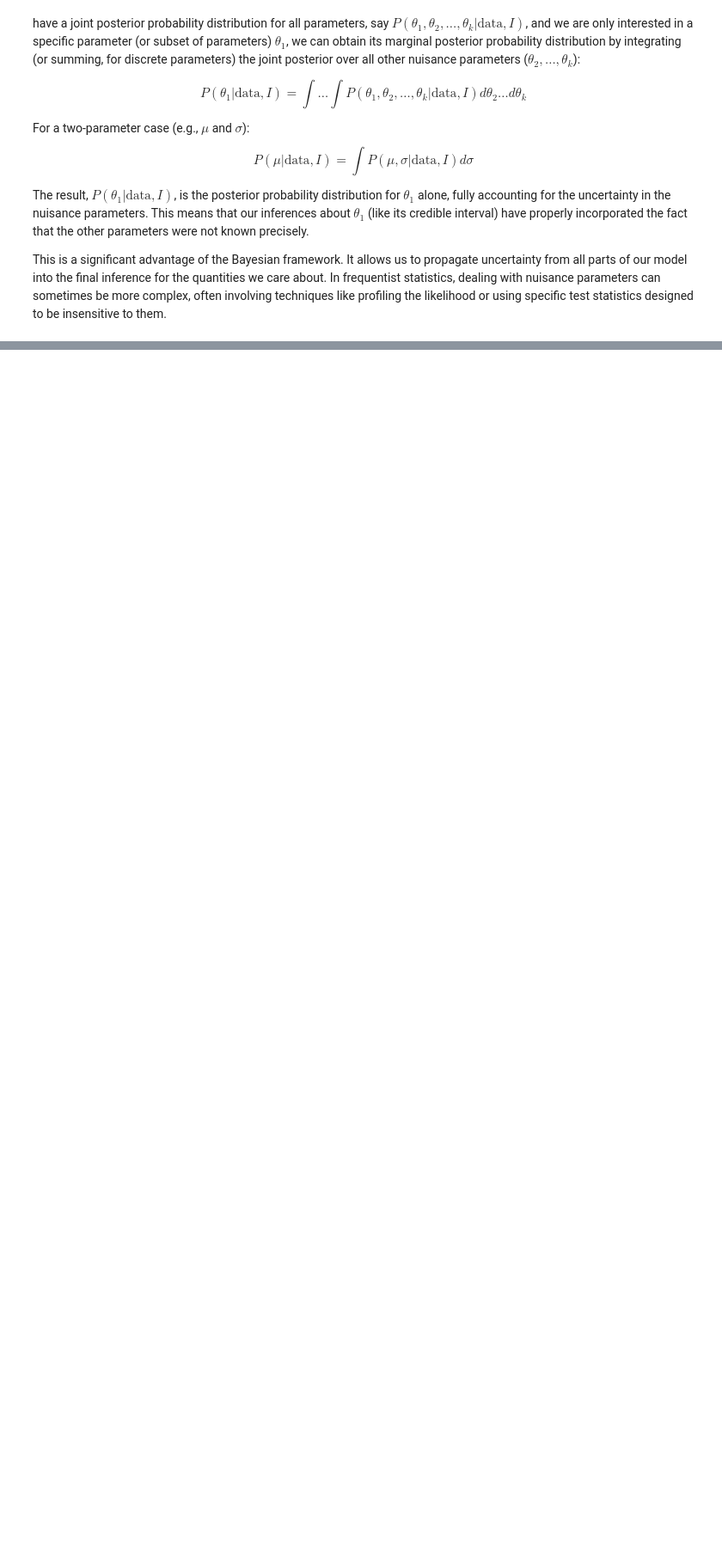
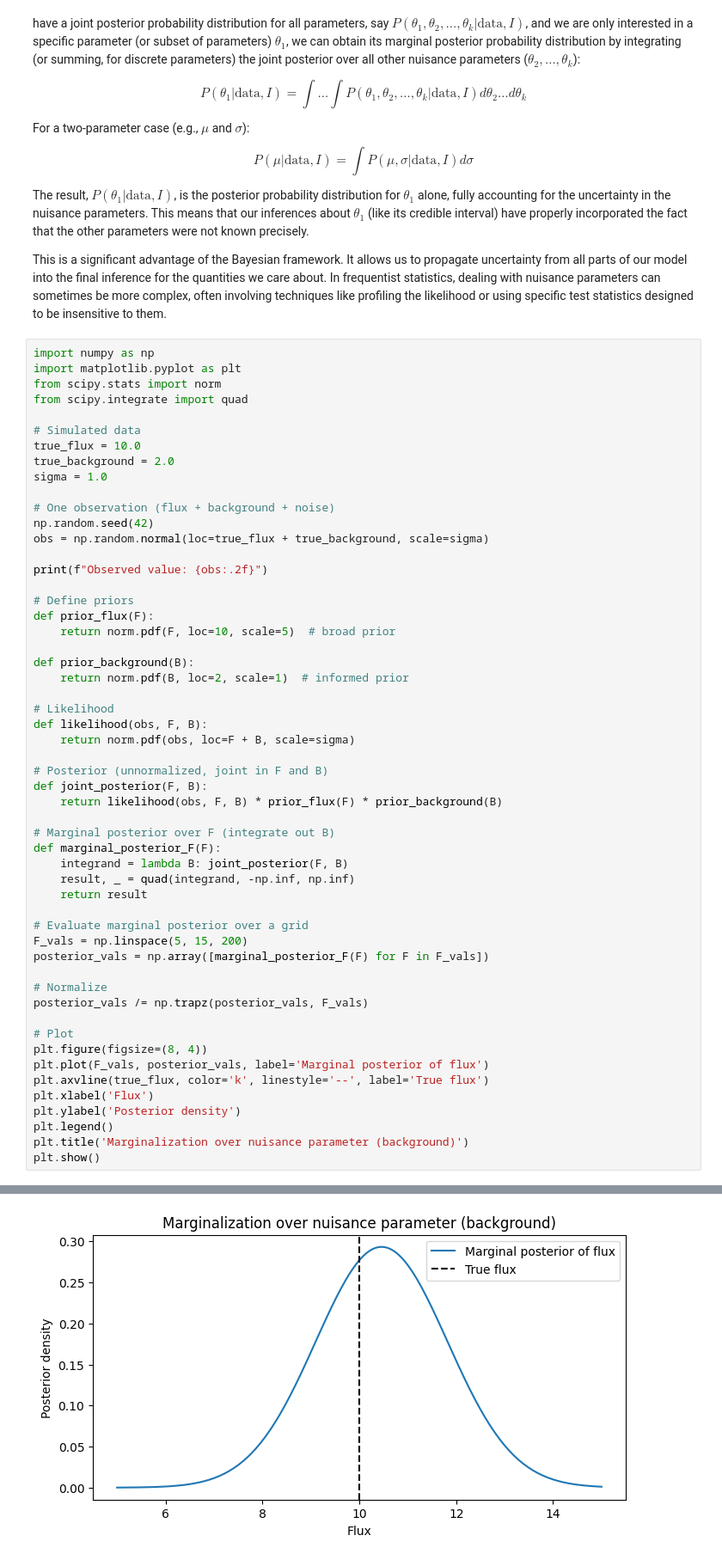
Before and after one commit to astrostatistics-in-crete/2025_summer_school, a Jupyter notebook: 06_Bayesian/Bayesian_1_answerkey.ipynb, the cells around one changed output, grey strips where cells are left out. Shown: that part at 86% size. Saved outputs shown, nothing was run; the diff lists cells and outputs as text; blank space fills up the shorter version.

```diff
--- a/06_Bayesian/Bayesian_1_answerkey.ipynb
+++ b/06_Bayesian/Bayesian_1_answerkey.ipynb
@@ -653,3 +497,58 @@ $$ P(\mu | \text{data}, I) = \int P(\mu, \sigma | \text{data}, I) d\sigma $$
 The result, $P(\theta_1 | \text{data}, I)$, is the posterior probability distribution for $\theta_1$ alone, fully accounting for the uncertainty in the nuisance parameters. This means that our inferences about $\theta_1$ (like its credible interval) have properly incorporated the fact that the other parameters were not known precisely.
 
 This is a significant advantage of the Bayesian framework. It allows us to propagate uncertainty from all parts of our model into the final inference for the quantities we care about. In frequentist statistics, dealing with nuisance parameters can sometimes be more complex, often involving techniques like profiling the likelihood or using specific test statistics designed to be insensitive to them.
+# %%
+import numpy as np
+import matplotlib.pyplot as plt
+from scipy.stats import norm
+from scipy.integrate import quad
+
+# Simulated data
+true_flux = 10.0
+true_background = 2.0
+sigma = 1.0
+
+# One observation (flux + background + noise)
+np.random.seed(42)
+obs = np.random.normal(loc=true_flux + true_background, scale=sigma)
+
+print(f"Observed value: {obs:.2f}")
+
+# Define priors
+def prior_flux(F):
+    return norm.pdf(F, loc=10, scale=5)  # broad prior
+
+def prior_background(B):
+    return norm.pdf(B, loc=2, scale=1)  # informed prior
+
+# Likelihood
+def likelihood(obs, F, B):
+    return norm.pdf(obs, loc=F + B, scale=sigma)
+
+# Posterior (unnormalized, joint in F and B)
+def joint_posterior(F, B):
+    return likelihood(obs, F, B) * prior_flux(F) * prior_background(B)
+
+# Marginal posterior over F (integrate out B)
+def marginal_posterior_F(F):
+    integrand = lambda B: joint_posterior(F, B)
+    result, _ = quad(integrand, -np.inf, np.inf)
+    return result
+
+# Evaluate marginal posterior over a grid
+F_vals = np.linspace(5, 15, 200)
+posterior_vals = np.array([marginal_posterior_F(F) for F in F_vals])
+
+# Normalize
+posterior_vals /= np.trapz(posterior_vals, F_vals)
+
+# Plot
+plt.figure(figsize=(8, 4))
+plt.plot(F_vals, posterior_vals, label='Marginal posterior of flux')
+plt.axvline(true_flux, color='k', linestyle='--', label='True flux')
+plt.xlabel('Flux')
+plt.ylabel('Posterior density')
+plt.legend()
+plt.title('Marginalization over nuisance parameter (background)')
+plt.show()
+# %% [output]
@@ -655,0 +556 @@ This is a significant advantage of the Bayesian framework. It allows us to propa
+[figure, added]
```
Also changed, not shown: parts of 7 cells of this notebook, 1 other file.
